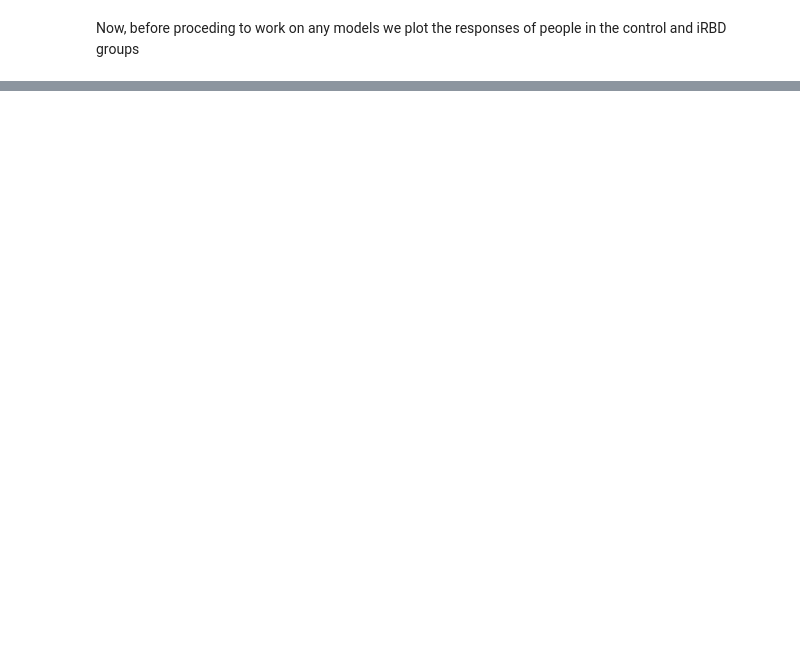
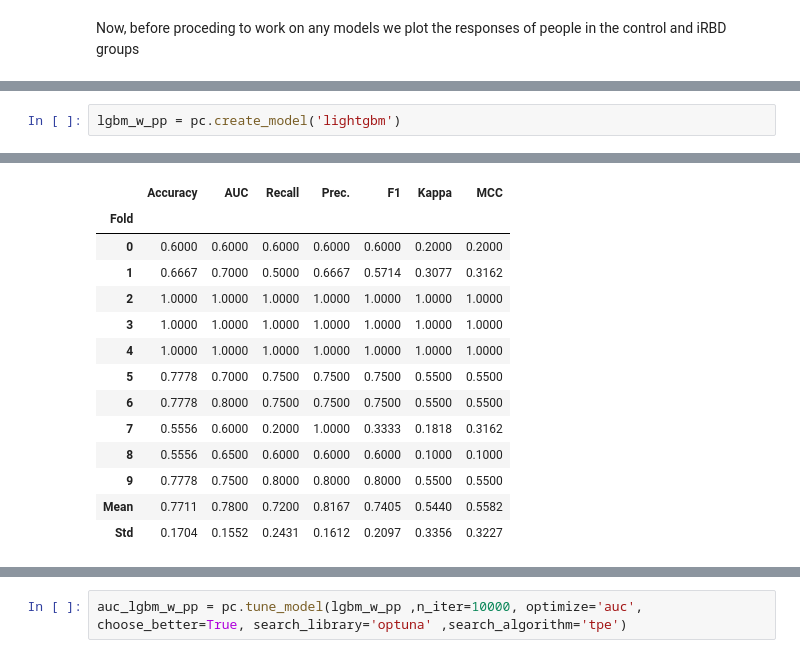
Before and after one commit to andre-metzger/I-RBD, a Jupyter notebook: main_notebook.ipynb, the cells around one changed output, grey strips where cells are left out. Saved outputs shown, nothing was run; the diff lists cells and outputs as text; blank space fills up the shorter version.

```diff
--- a/main_notebook.ipynb
+++ b/main_notebook.ipynb
@@ -85,0 +170,3 @@ plot_diagnosis_Qdata(df, 0, "Responses from patients in Control",1,"p_control_qs
+# %%
+lgbm_w_pp = pc.create_model('lightgbm')
+# %% [output]
@@ -85,0 +174,14 @@ plot_diagnosis_Qdata(df, 0, "Responses from patients in Control",1,"p_control_qs
+|  | Accuracy | AUC | Recall | Prec. | F1 | Kappa | MCC |
+| Fold |  |  |  |  |  |  |  |
+| 0 | 0.6000 | 0.6000 | 0.6000 | 0.6000 | 0.6000 | 0.2000 | 0.2000 |
+| 1 | 0.6667 | 0.7000 | 0.5000 | 0.6667 | 0.5714 | 0.3077 | 0.3162 |
+| 2 | 1.0000 | 1.0000 | 1.0000 | 1.0000 | 1.0000 | 1.0000 | 1.0000 |
+| 3 | 1.0000 | 1.0000 | 1.0000 | 1.0000 | 1.0000 | 1.0000 | 1.0000 |
+| 4 | 1.0000 | 1.0000 | 1.0000 | 1.0000 | 1.0000 | 1.0000 | 1.0000 |
+| 5 | 0.7778 | 0.7000 | 0.7500 | 0.7500 | 0.7500 | 0.5500 | 0.5500 |
+| 6 | 0.7778 | 0.8000 | 0.7500 | 0.7500 | 0.7500 | 0.5500 | 0.5500 |
+| 7 | 0.5556 | 0.6000 | 0.2000 | 1.0000 | 0.3333 | 0.1818 | 0.3162 |
+| 8 | 0.5556 | 0.6500 | 0.6000 | 0.6000 | 0.6000 | 0.1000 | 0.1000 |
+| 9 | 0.7778 | 0.7500 | 0.8000 | 0.8000 | 0.8000 | 0.5500 | 0.5500 |
+| Mean | 0.7711 | 0.7800 | 0.7200 | 0.8167 | 0.7405 | 0.5440 | 0.5582 |
+| Std | 0.1704 | 0.1552 | 0.2431 | 0.1612 | 0.2097 | 0.3356 | 0.3227 |
@@ -85,0 +189,2 @@ plot_diagnosis_Qdata(df, 0, "Responses from patients in Control",1,"p_control_qs
+# %%
+auc_lgbm_w_pp = pc.tune_model(lgbm_w_pp ,n_iter=10000, optimize='auc', choose_better=True, search_library='optuna' ,search_algorithm='tpe')
```
Also changed, not shown: parts of 15 cells of this notebook, 18 other files.
